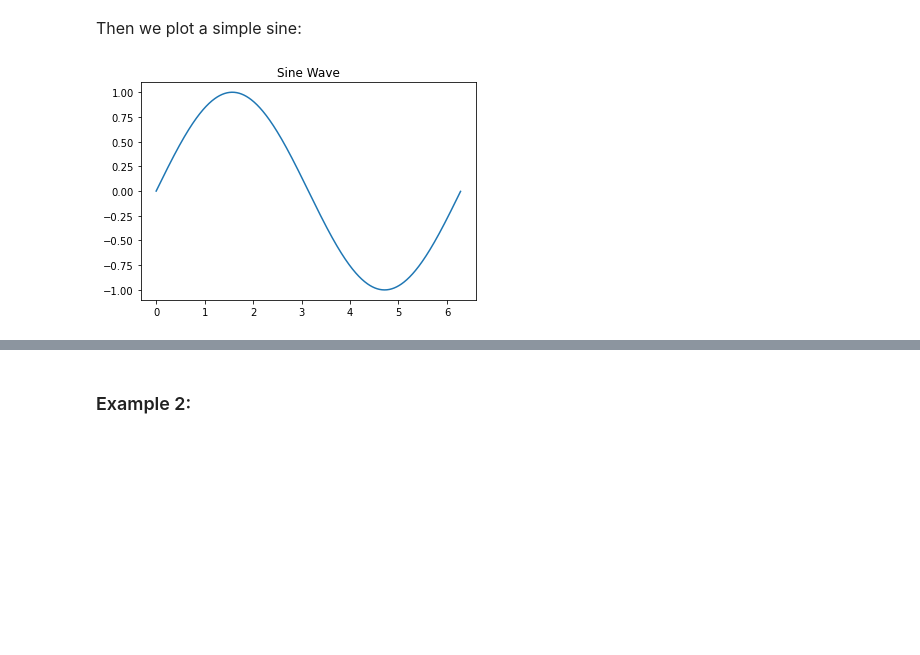
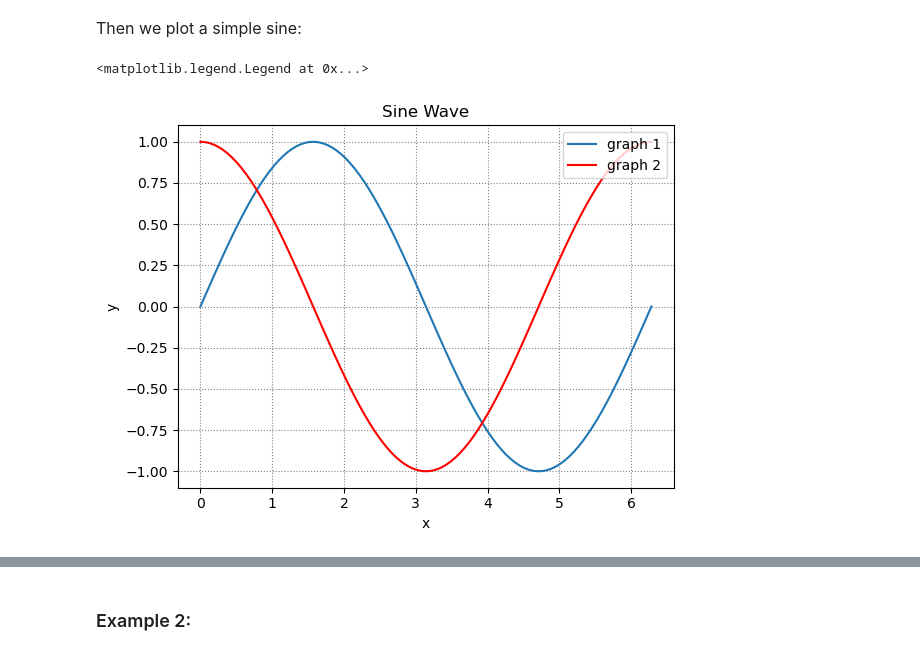
Before and after one commit to LarsGab/pyzero, a Jupyter notebook: Session 3/Session 3.ipynb, the cells around one changed output, grey strips where cells are left out. Cells and saved outputs as stored; diff of their text form; code cells hidden in the pictures; blank space fills up the shorter version.

```diff
--- a/Session 3/Session 3.ipynb
+++ b/Session 3/Session 3.ipynb
@@ -730,13 +853,36 @@ print("Result:"+" ".join(buffer))
 import matplotlib.pyplot as plt
 # %% [markdown]
 <font size="3">Then we plot a simple sine:</font>
-# %%
-# array [0, .01, .02, ..., 2*3.14]
-x = np.arange(start = 0, stop = 2 * np.pi, step = 0.01)
-# applies sine elementwise
-y = np.sin(x)
-plt.plot(x, y)
-# semicolon suppresses output of last line in cell
-plt.title("Sine Wave");
-# %% [output]
-[figure, removed]
+# %%
+# array [0, .01, .02, ..., 2*3.14]
+# one option is np.arange
+#x = np.arange(start = 0, stop = 2 * np.pi, step = 0.01)
+# another option is np.linspace
+x = np.linspace(0, 2*np.pi, 100)
+# applies sine elementwise
+y = np.sin(x)
+# data for the 2nd graph
+y2 = np.cos(x)
+
+# figure size and resolution in dpi (dots per inch)
+width_px = 640
+height_px = 480
+dpi = 100
+# create a figure
+fig = plt.figure(figsize=(width_px/dpi, height_px/dpi), dpi=dpi)
+# create a new plot
+ax = fig.add_subplot(111)
+# create the plot
+ax.plot(x, y, label="graph 1")
+ax.plot(x, y2, color="red", label="graph 2")
+# adds a grid
+ax.grid(which="both", color="gray", linestyle=":")
+# semicolon suppresses output of last line in cell
+ax.set_title("Sine Wave");
+ax.set_xlabel("x");
+ax.set_ylabel("y");
+# adds a legend for the graphs in the plot
+ax.legend(loc="upper right")
+# %% [output]
+<matplotlib.legend.Legend at 0x...>
+[figure, added]
```
Also changed, not shown: parts of 15 cells of this notebook.
